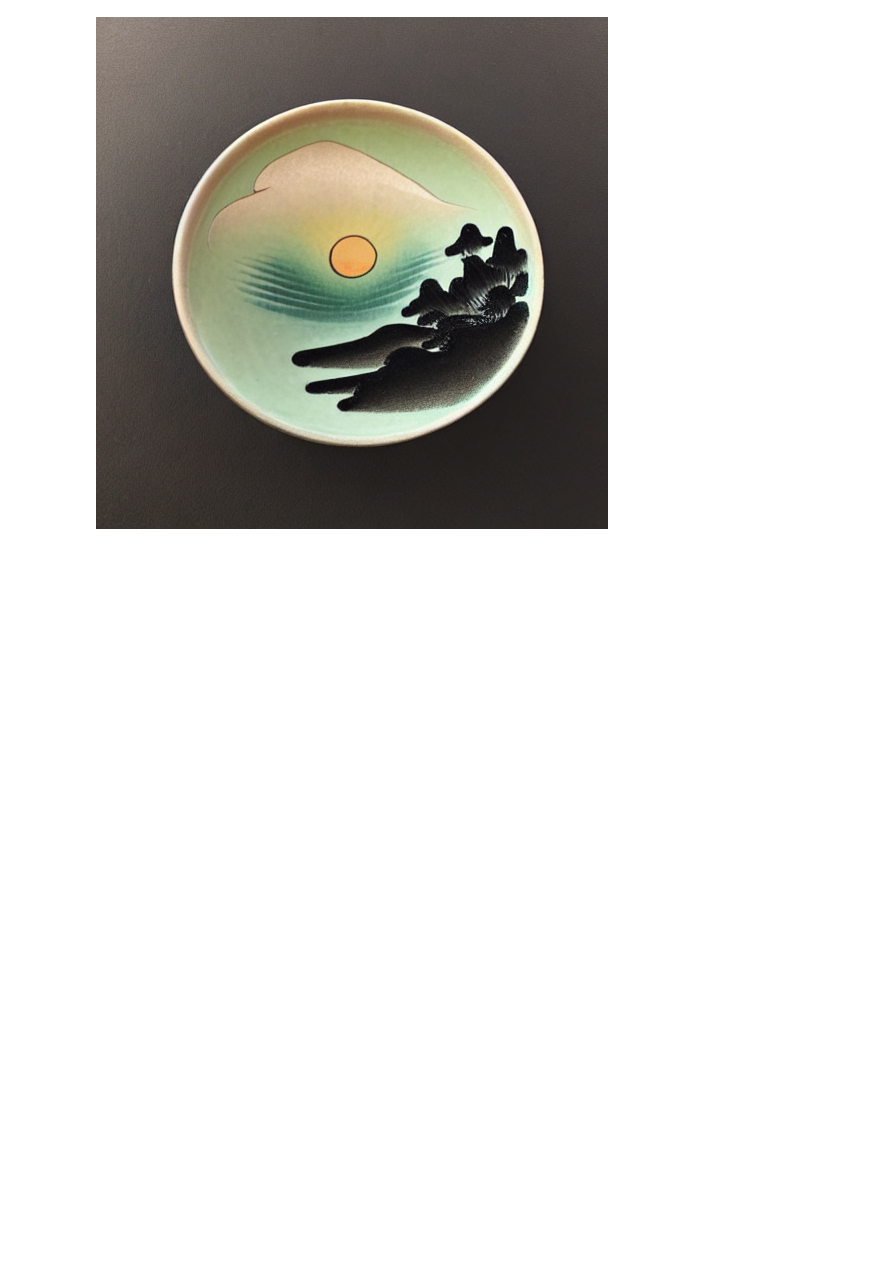
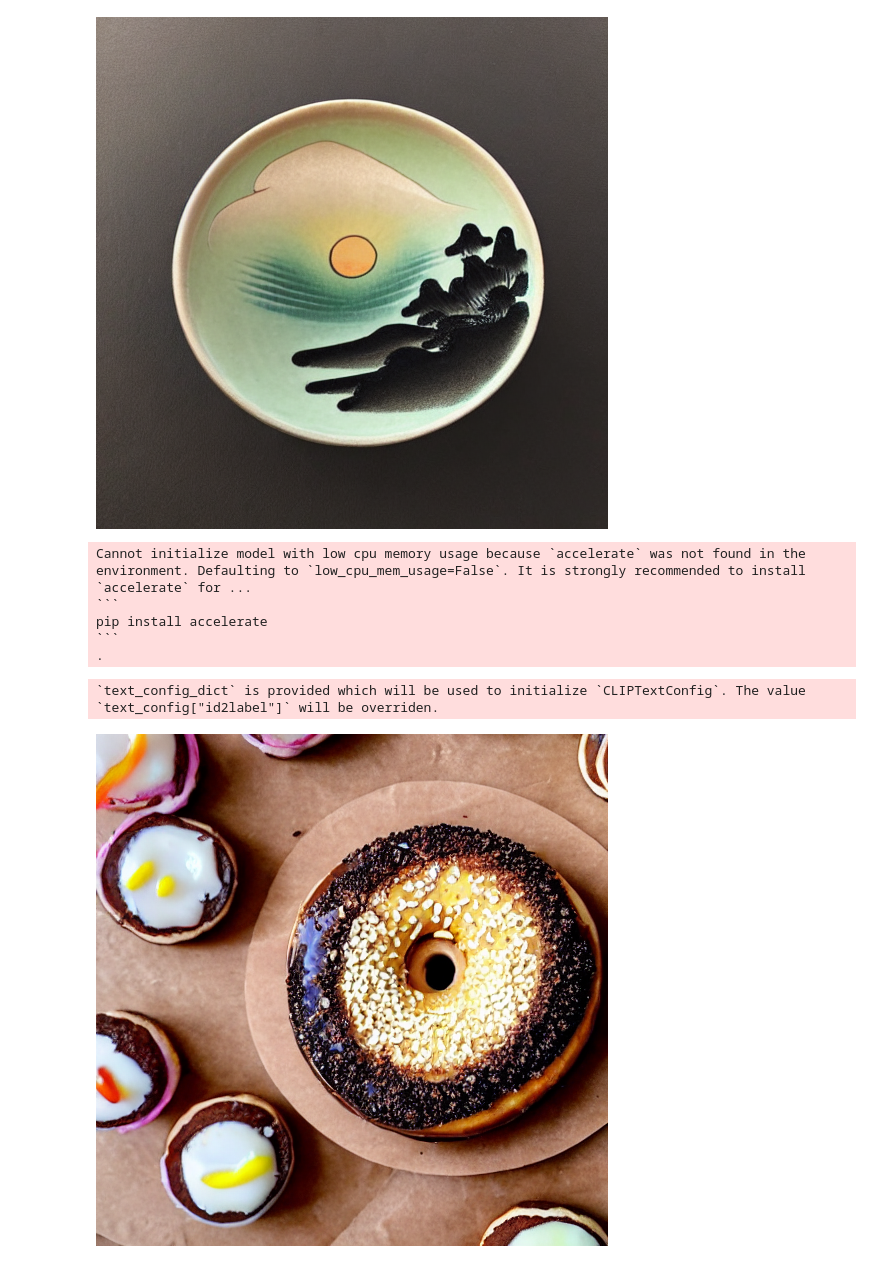
Before and after one commit to mkachlicka/miscellaneous, a Jupyter notebook: drawings/draw_images_with_diffusion_model.ipynb, the cells around one changed output. Cells and saved outputs as stored; diff of their text form; code cells hidden in the pictures; blank space fills up the shorter version.

````diff
--- a/drawings/draw_images_with_diffusion_model.ipynb
+++ b/drawings/draw_images_with_diffusion_model.ipynb
@@ -77,3 +77,17 @@ pip install accelerate
 .
 `text_config_dict` is provided which will be used to initialize `CLIPTextConfig`. The value `text_config["id2label"]` will be overriden.
 [figure]
+# %%
+# Draw something using pretrained diffuser model
+# It takes a few minutes to run, especially without cuda your laptop might get loud and hot!
+pipeline = DiffusionPipeline.from_pretrained("runwayml/stable-diffusion-v1-5", torch_dtype=torch.float32)
+#pipeline.to("cuda") # Check if cuda available (see below)
+pipeline("An image of a donut with honey comb, tahini pie, and all sorts of sweet goodies on top").images[0]
+# %% [output]
+Cannot initialize model with low cpu memory usage because `accelerate` was not found in the environment. Defaulting to `low_cpu_mem_usage=False`. It is strongly recommended to install `accelerate` for ...
+```
+pip install accelerate
+```
+.
+`text_config_dict` is provided which will be used to initialize `CLIPTextConfig`. The value `text_config["id2label"]` will be overriden.
+[figure, added]
````
Also changed, not shown: 1 other file.
